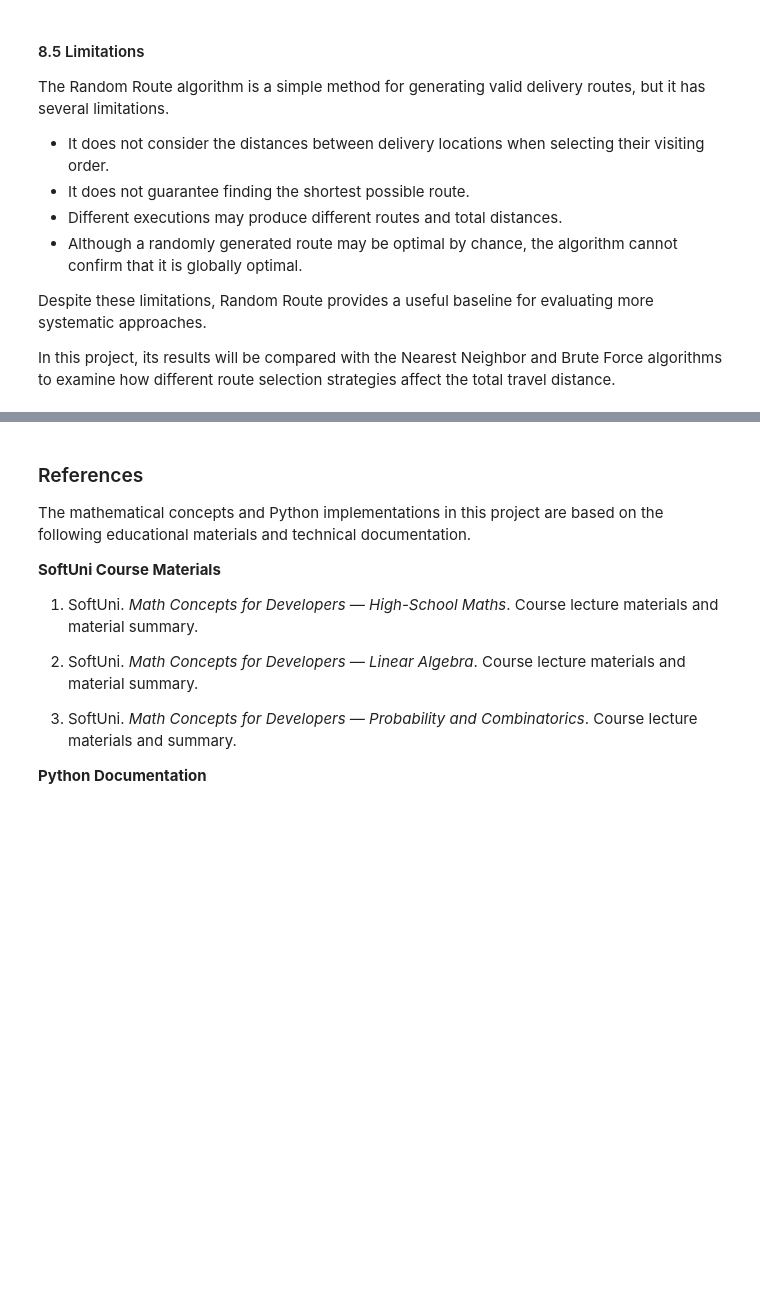
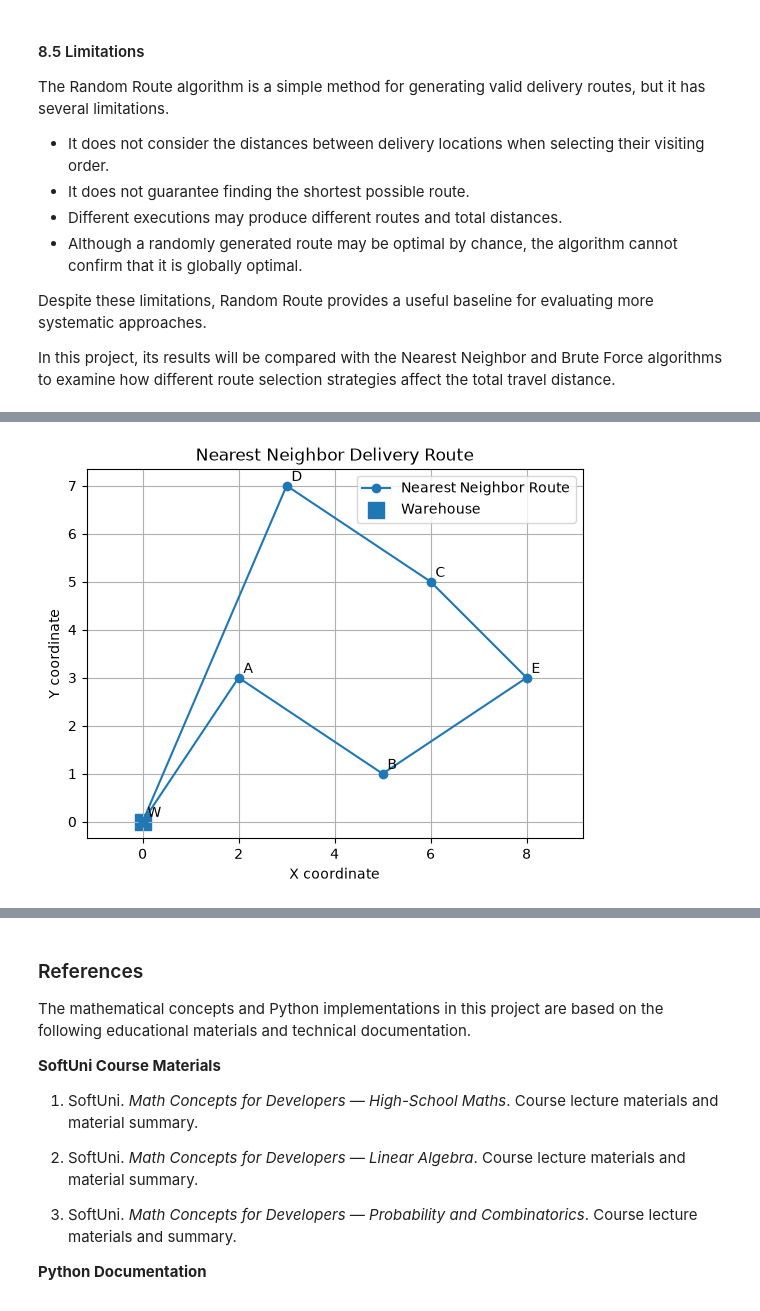
Before and after one commit to tsvetanadraganova/Math-Concepts-Final-Project, a Jupyter notebook: notebooks/route_optimization.ipynb, the cells around one changed output, grey strips where cells are left out. Saved outputs shown, nothing was run; the diff lists cells and outputs as text; code cells hidden in the pictures; blank space fills up the shorter version.

Commit message:
Implement Nearest Neighbor algorithm and synchronize route visualizations

```diff
--- a/notebooks/route_optimization.ipynb
+++ b/notebooks/route_optimization.ipynb
@@ -761,0 +853,9 @@ In this project, its results will be compared with the Nearest Neighbor and Brut
+# %%
+
+nearest_neighbor_route.append(nearest_point)
+unvisited.remove(nearest_point)
+current_location = nearest_point
+
+print("Updated route:", nearest_neighbor_route)
+print("Remaining unvisited locations:", unvisited)
+print("Current location:", current_location)
@@ -761,0 +866,5 @@ In this project, its results will be compared with the Nearest Neighbor and Brut
+# %%
+
+for point in unvisited:
+    distance = euclidean_distance(locations[current_location], locations[point])
+    print(f"{current_location} -> {point}: {distance:.2f}")
@@ -761,0 +897,6 @@ In this project, its results will be compared with the Nearest Neighbor and Brut
+# %%
+
+nearest_neighbor_route.append("W")
+
+print("Complete Nearest Neighbor route:", " -> ".join(nearest_neighbor_route))
+print("Remaining unvisited locations:", unvisited)
@@ -761,0 +930,31 @@ In this project, its results will be compared with the Nearest Neighbor and Brut
+# %%
+
+x_values = []
+y_values = []
+
+for point_name in nearest_neighbor_route:
+    coordinates = locations[point_name]
+    x_values.append(coordinates[0])
+    y_values.append(coordinates[1])
+
+plt.plot(x_values, y_values, marker="o", label="Nearest Neighbor Route")
+
+warehouse_x = locations["W"][0]
+warehouse_y = locations["W"][1]
+plt.scatter(warehouse_x, warehouse_y, s=120, marker="s", label="Warehouse")
+
+for name, coordinates in locations.items():
+    x = coordinates[0]
+    y = coordinates[1]
+    plt.text(x + 0.1, y + 0.1, name)
+
+plt.title("Nearest Neighbor Delivery Route")
+plt.xlabel("X coordinate")
+plt.ylabel("Y coordinate")
+plt.grid(True)
+plt.axis("equal")
+plt.legend()
+plt.savefig("../images/nearest_neighbor_route.png", dpi=300, bbox_inches="tight")
+plt.show()
+# %% [output]
+[figure, added]
```
Also changed, not shown: parts of 18 cells of this notebook, 2 other files.
